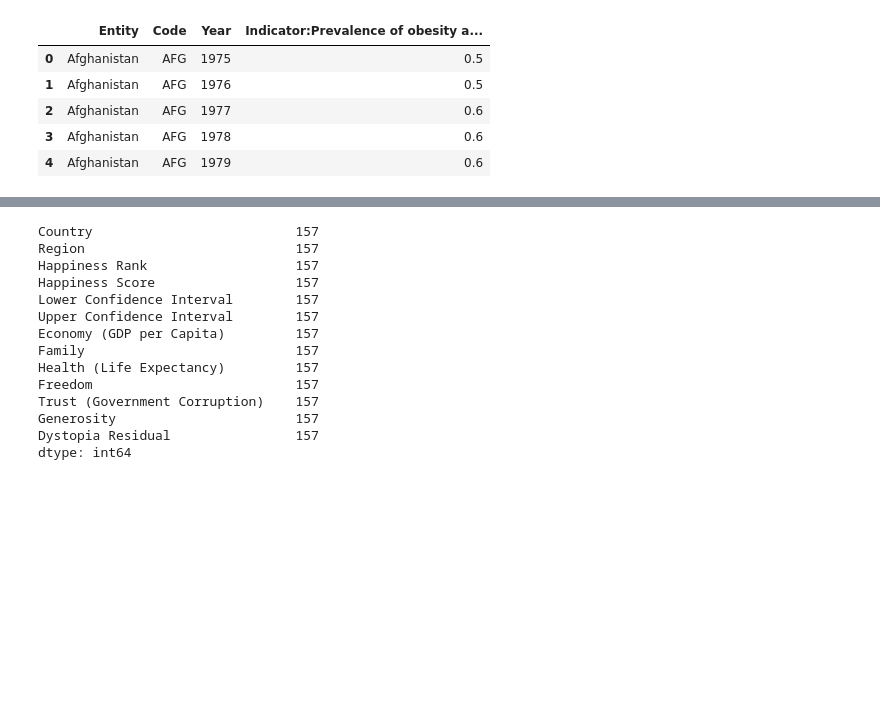
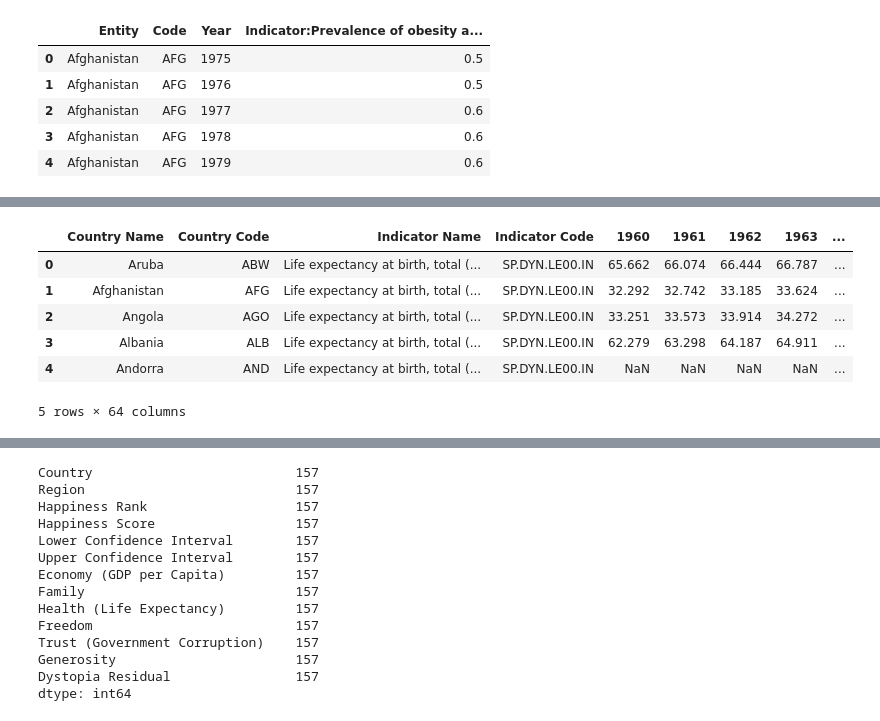
Before and after one commit to abigailmetzger/abigail_brennan_club, a Jupyter notebook: obesity_vs_happiness.ipynb, the cells around one changed output, grey strips where cells are left out. Drawn from its saved outputs; the diff is of its cells as text; code cells hidden in the pictures; blank space fills up the shorter version.

Commit message:
more data, lots of changes

```diff
--- a/obesity_vs_happiness.ipynb
+++ b/obesity_vs_happiness.ipynb
@@ -5,9 +6,13 @@ import numpy as np
 # %%
 obesity_data_to_load = "Data/share-of-adults-defined-as-obese.csv"
 happiness_data_to_load = "Data/2016.csv"
+life_expectancy_to_load = "Data/API_SP.DYN.LE00.IN_DS2_en_csv_v2_10515254.csv"
+gdp_to_load = "Data/API_NY.GDP.MKTP.CD_DS2_en_csv_v2_10515210.csv"
 # %%
 obesity_data = pd.read_csv(obesity_data_to_load)
 happiness_data = pd.read_csv(happiness_data_to_load)
+life_expectancy_data = pd.read_csv(life_expectancy_to_load)
+gdp_data = pd.read_csv(gdp_to_load)
 # %%
 obesity_data.head()
 # %% [output]
@@ -26,3 +31,13 @@ happiness_data.head()
 | 2 | Iceland | Western Europe | 3 | 7.501 | 7.333 | 7.669 | ... |
 | 3 | Norway | Western Europe | 4 | 7.498 | 7.421 | 7.575 | ... |
 | 4 | Finland | Western Europe | 5 | 7.413 | 7.351 | 7.475 | ... |
+# %%
+life_expectancy_data.head()
+# %% [output]
+|  | Country Name | Country Code | Indicator Name | Indicator Code | 1960 | 1961 | 1962 | 1963 | ... |
+| 0 | Aruba | ABW | Life expectancy at birth, total (... | SP.DYN.LE00.IN | 65.662 | 66.074 | 66.444 | 66.787 | ... |
+| 1 | Afghanistan | AFG | Life expectancy at birth, total (... | SP.DYN.LE00.IN | 32.292 | 32.742 | 33.185 | 33.624 | ... |
+| 2 | Angola | AGO | Life expectancy at birth, total (... | SP.DYN.LE00.IN | 33.251 | 33.573 | 33.914 | 34.272 | ... |
+| 3 | Albania | ALB | Life expectancy at birth, total (... | SP.DYN.LE00.IN | 62.279 | 63.298 | 64.187 | 64.911 | ... |
+| 4 | Andorra | AND | Life expectancy at birth, total (... | SP.DYN.LE00.IN | NaN | NaN | NaN | NaN | ... |
+5 rows × 64 columns
```
Also changed, not shown: parts of 16 cells of this notebook, 3 other files.
